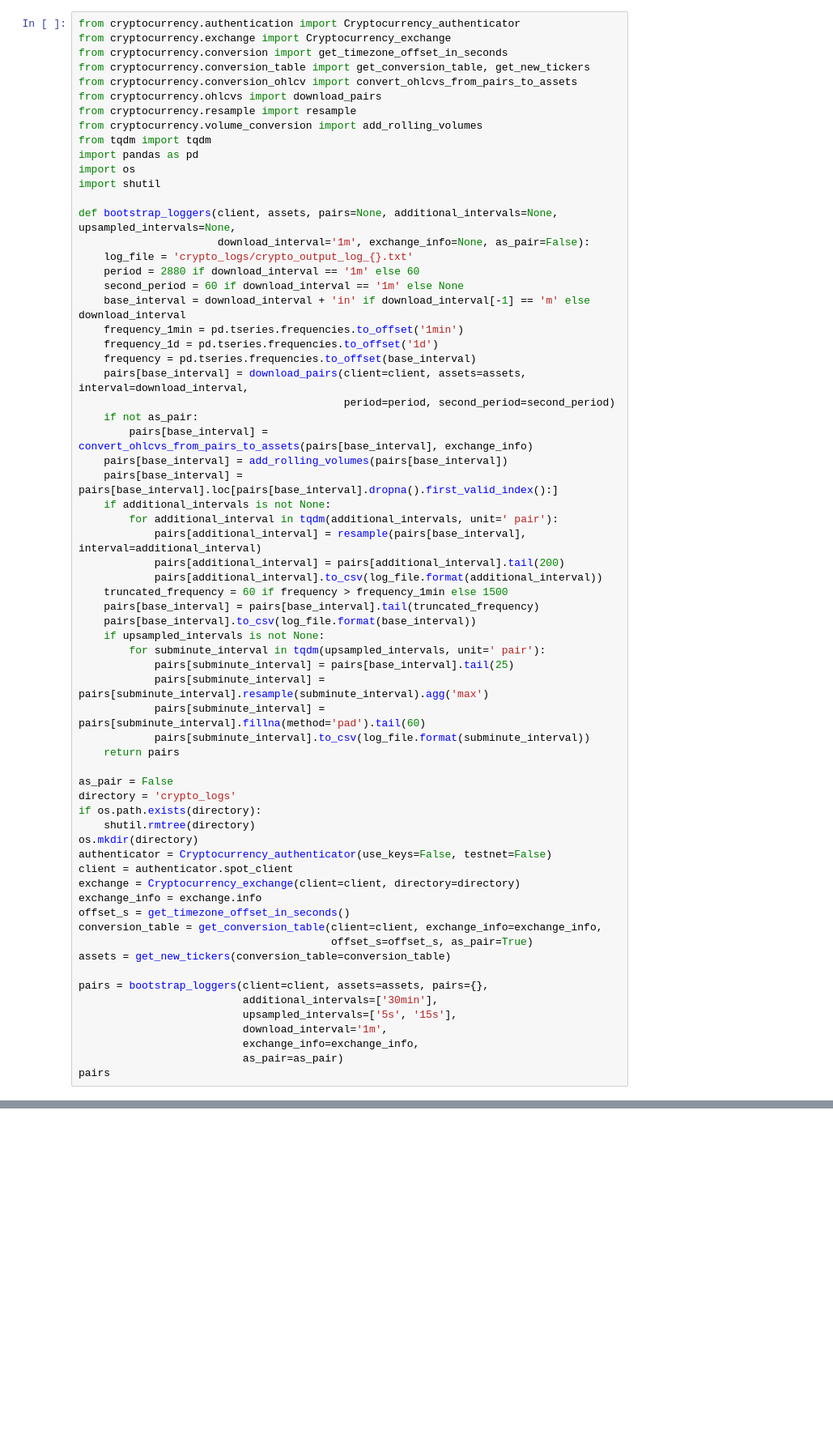
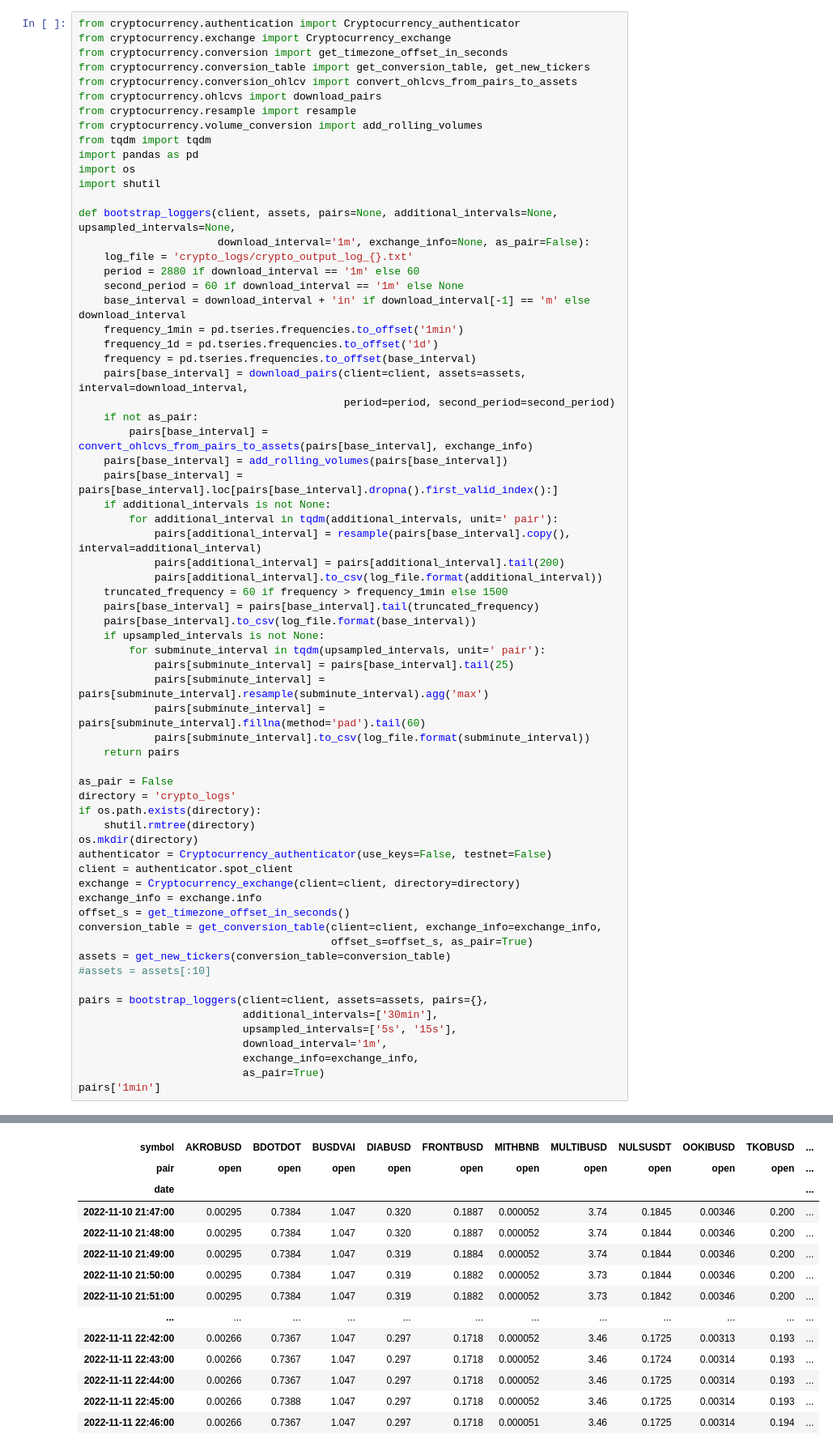
Before and after one commit to Humbleman72/crypto_bot, a Jupyter notebook: crypto_logger_bootstrap.ipynb, the cells around one changed output, grey strips where cells are left out. Shown at 81% size. Cells and saved outputs as stored; diff of their text form; blank space fills up the shorter version.

```diff
--- a/crypto_logger_bootstrap.ipynb
+++ b/crypto_logger_bootstrap.ipynb
@@ -36,7 +36,7 @@ def bootstrap_loggers(client, assets, pairs=None, additional_intervals=None, ups
     pairs[base_interval] = pairs[base_interval].loc[pairs[base_interval].dropna().first_valid_index():]
     if additional_intervals is not None:
         for additional_interval in tqdm(additional_intervals, unit=' pair'):
-            pairs[additional_interval] = resample(pairs[base_interval], interval=additional_interval)
+            pairs[additional_interval] = resample(pairs[base_interval].copy(), interval=additional_interval)
             pairs[additional_interval] = pairs[additional_interval].tail(200)
             pairs[additional_interval].to_csv(log_file.format(additional_interval))
     truncated_frequency = 60 if frequency > frequency_1min else 1500
@@ -63,11 +63,13 @@ offset_s = get_timezone_offset_in_seconds()
 conversion_table = get_conversion_table(client=client, exchange_info=exchange_info,
                                         offset_s=offset_s, as_pair=True)
 assets = get_new_tickers(conversion_table=conversion_table)
+#assets = assets[:10]
 
 pairs = bootstrap_loggers(client=client, assets=assets, pairs={},
                           additional_intervals=['30min'],
                           upsampled_intervals=['5s', '15s'],
                           download_interval='1m',
                           exchange_info=exchange_info,
-                          as_pair=as_pair)
-pairs
+                          as_pair=True)
+pairs['1min']
+# %% [output]
@@ -73,0 +78,14 @@ pairs
+| symbol | AKROBUSD | BDOTDOT | BUSDVAI | DIABUSD | FRONTBUSD | MITHBNB | MULTIBUSD | NULSUSDT | OOKIBUSD | TKOBUSD | ... |
+| pair | open | open | open | open | open | open | open | open | open | open | ... |
+| date |  |  |  |  |  |  |  |  |  |  | ... |
+| 2022-11-10 21:47:00 | 0.00295 | 0.7384 | 1.047 | 0.320 | 0.1887 | 0.000052 | 3.74 | 0.1845 | 0.00346 | 0.200 | ... |
+| 2022-11-10 21:48:00 | 0.00295 | 0.7384 | 1.047 | 0.320 | 0.1887 | 0.000052 | 3.74 | 0.1844 | 0.00346 | 0.200 | ... |
+| 2022-11-10 21:49:00 | 0.00295 | 0.7384 | 1.047 | 0.319 | 0.1884 | 0.000052 | 3.74 | 0.1844 | 0.00346 | 0.200 | ... |
+| 2022-11-10 21:50:00 | 0.00295 | 0.7384 | 1.047 | 0.319 | 0.1882 | 0.000052 | 3.73 | 0.1844 | 0.00346 | 0.200 | ... |
+| 2022-11-10 21:51:00 | 0.00295 | 0.7384 | 1.047 | 0.319 | 0.1882 | 0.000052 | 3.73 | 0.1842 | 0.00346 | 0.200 | ... |
+| ... | ... | ... | ... | ... | ... | ... | ... | ... | ... | ... | ... |
+| 2022-11-11 22:42:00 | 0.00266 | 0.7367 | 1.047 | 0.297 | 0.1718 | 0.000052 | 3.46 | 0.1725 | 0.00313 | 0.193 | ... |
+| 2022-11-11 22:43:00 | 0.00266 | 0.7367 | 1.047 | 0.297 | 0.1718 | 0.000052 | 3.46 | 0.1724 | 0.00314 | 0.193 | ... |
+| 2022-11-11 22:44:00 | 0.00266 | 0.7367 | 1.047 | 0.297 | 0.1718 | 0.000052 | 3.46 | 0.1725 | 0.00314 | 0.193 | ... |
+| 2022-11-11 22:45:00 | 0.00266 | 0.7388 | 1.047 | 0.297 | 0.1718 | 0.000052 | 3.46 | 0.1725 | 0.00314 | 0.193 | ... |
+| 2022-11-11 22:46:00 | 0.00266 | 0.7367 | 1.047 | 0.297 | 0.1718 | 0.000051 | 3.46 | 0.1725 | 0.00314 | 0.194 | ... |
```
Also changed, not shown: parts of 2 cells of this notebook, 4 other files.
